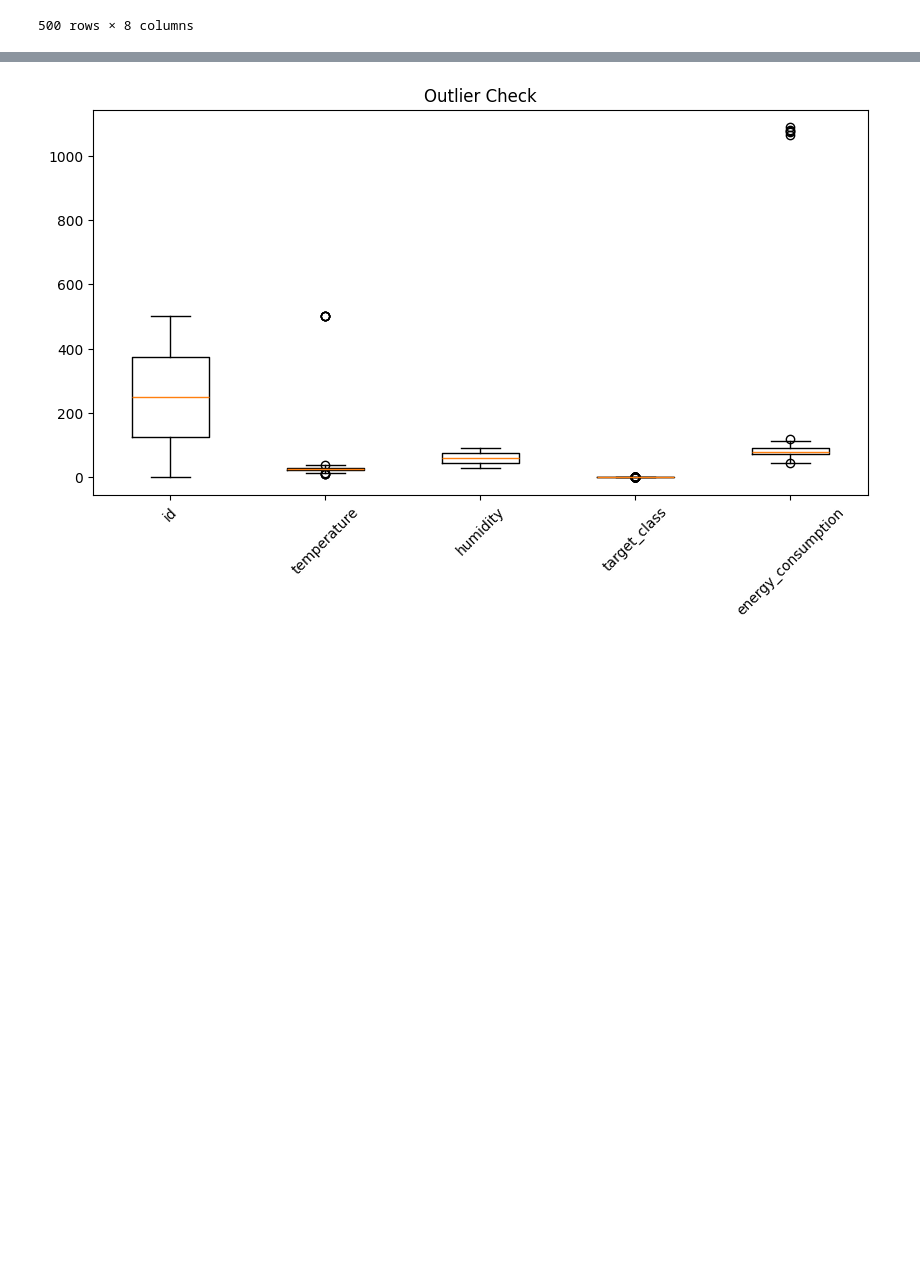
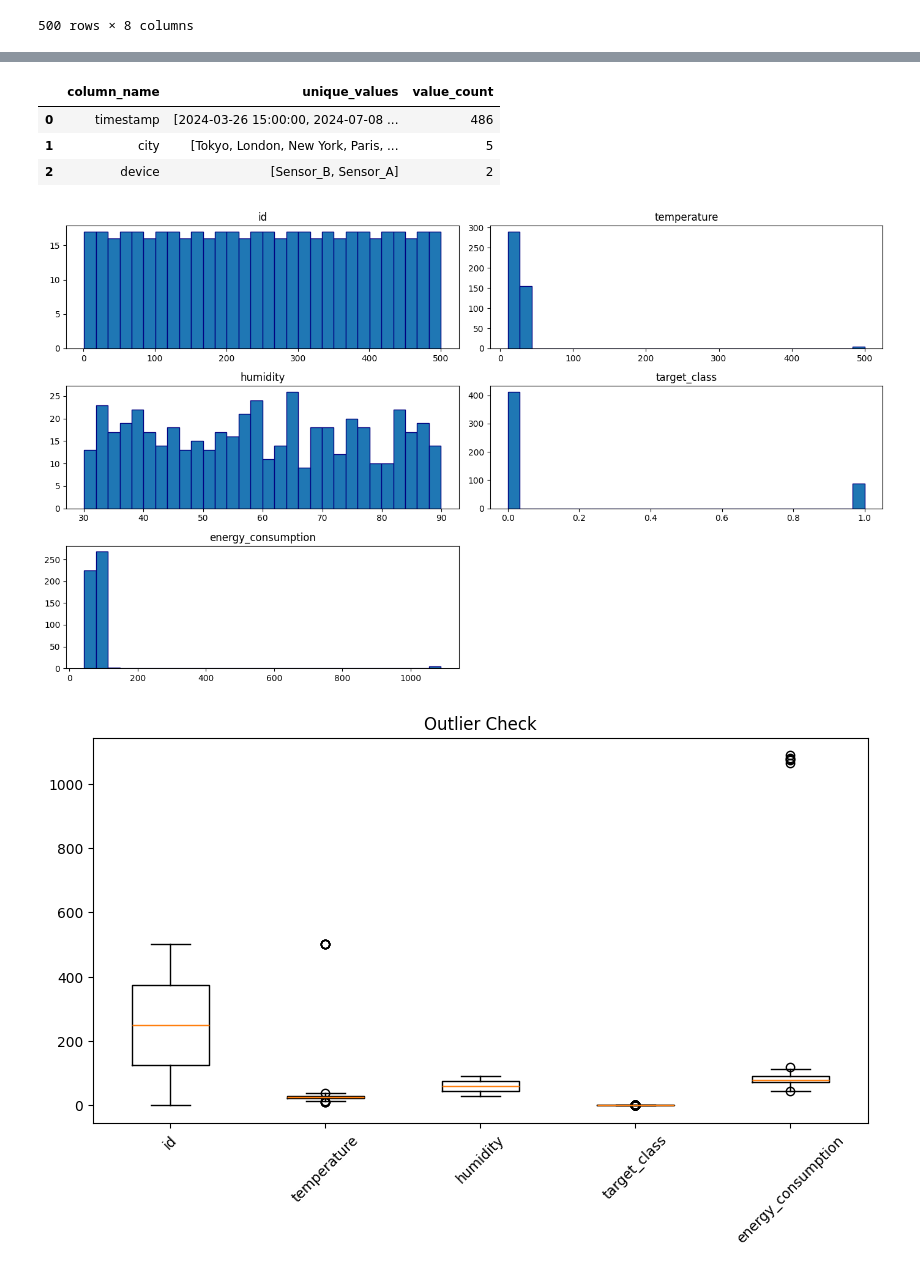
Before and after one commit to imivi/ml-examples, a Jupyter notebook: docs/preprocess.ipynb, the cells around one changed output, grey strips where cells are left out. Saved outputs shown, nothing was run; the diff lists cells and outputs as text; code cells hidden in the pictures; blank space fills up the shorter version.

```diff
--- a/docs/preprocess.ipynb
+++ b/docs/preprocess.ipynb
@@ -42,3 +137,39 @@ df
+# %%
+# Check just the categorical columns
+
+def get_all_categories(df):
+    """Get names and unique values for every column with type 'object'"""
+
+    obj_cols = df.select_dtypes(include=['object']).columns
+    data = []
+
+    for col in obj_cols:
+        data.append({
+            'column_name': col,
+            'unique_values': df[col].unique().tolist(),
+            'value_count': len(df[col].unique()),
+        })
+
+    return pd.DataFrame(data)
+
+get_all_categories(df)
+# %% [output]
+|  | column_name | unique_values | value_count |
+| 0 | timestamp | [2024-03-26 15:00:00, 2024-07-08 ... | 486 |
+| 1 | city | [Tokyo, London, New York, Paris, ... | 5 |
+| 2 | device | [Sensor_B, Sensor_A] | 2 |
+# %%
+import matplotlib.pyplot as plt
+
+def plot_histograms(df):
+    '''Print histogram for all columns'''
+    df.hist(figsize=(14, 8), bins=30, edgecolor='navy', grid=False)
+    plt.tight_layout()
+    plt.show()
+
+plot_histograms(df)
+# %% [output]
+[figure, added]
 # %%
 # 2. Analyze dataset with charts (Matplotlib)
 
```
Also changed, not shown: parts of 23 cells of this notebook, 6 other files.
